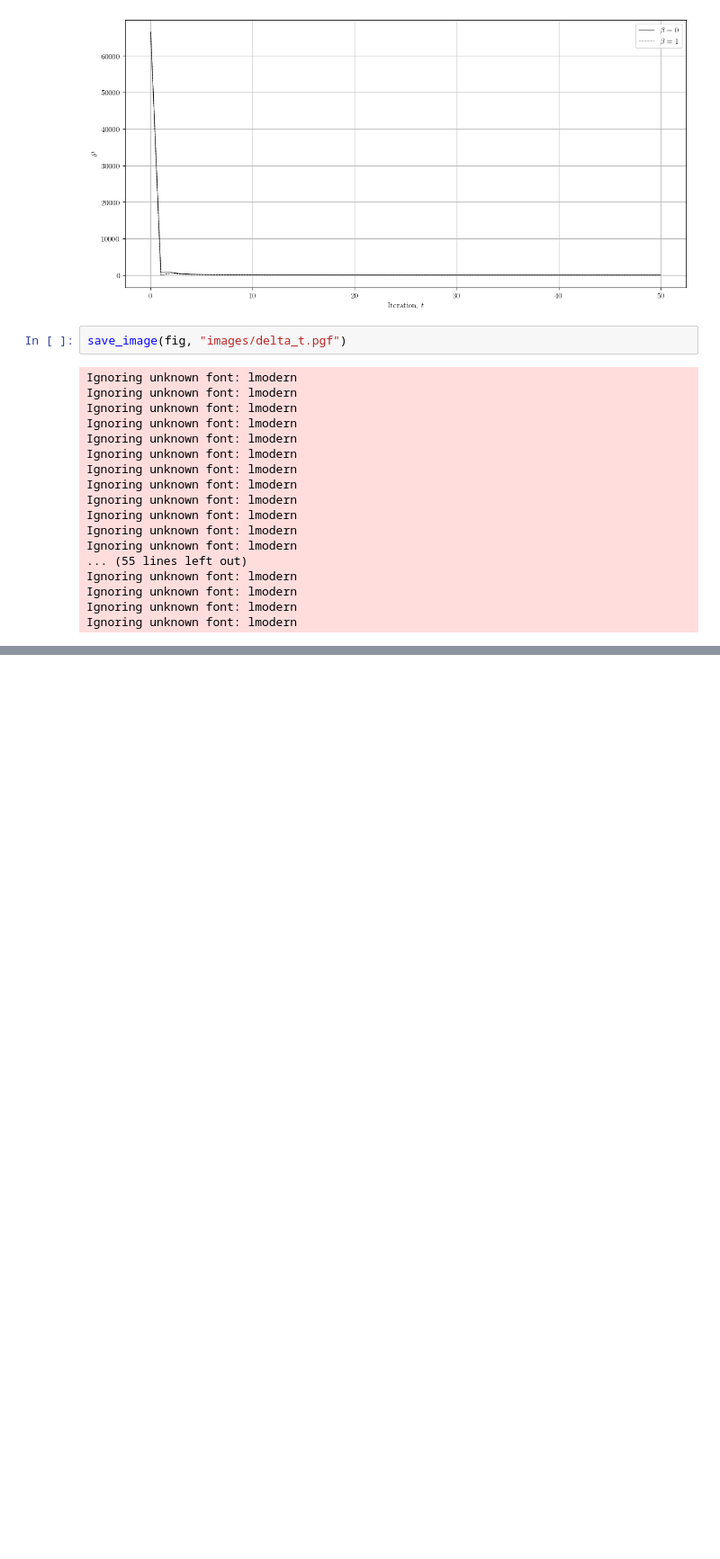
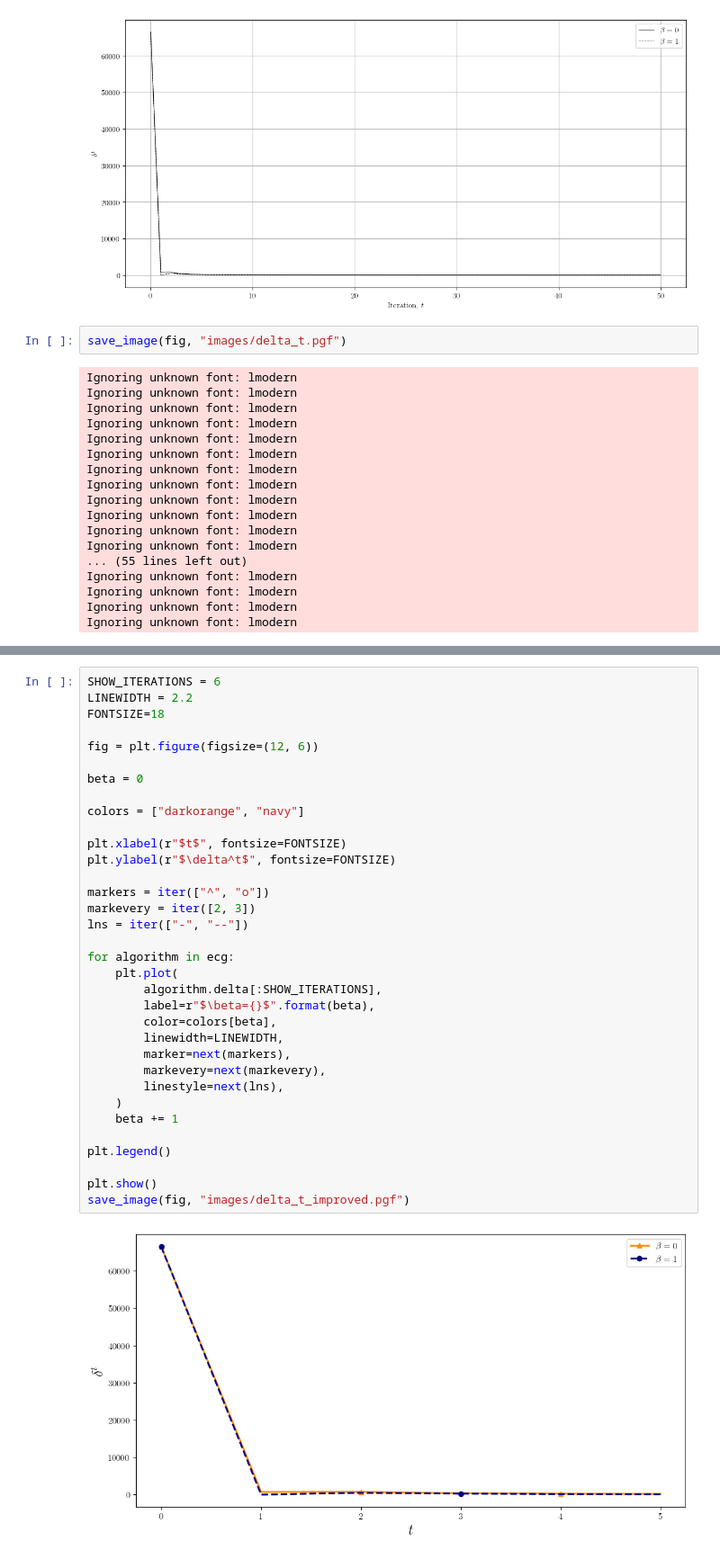
Before and after one commit to geaden/aecg, a Jupyter notebook: aecg.ipynb, the cells around one changed output, grey strips where cells are left out. Shown at 90% size. Saved outputs shown, nothing was run; the diff lists cells and outputs as text; blank space fills up the shorter version.

```diff
--- a/aecg.ipynb
+++ b/aecg.ipynb
@@ -564,0 +699,36 @@ Ignoring unknown font: lmodern
+# %%
+SHOW_ITERATIONS = 6
+LINEWIDTH = 2.2
+FONTSIZE=18
+
+fig = plt.figure(figsize=(12, 6))
+
+beta = 0
+
+colors = ["darkorange", "navy"]
+
+plt.xlabel(r"$t$", fontsize=FONTSIZE)
+plt.ylabel(r"$\delta^t$", fontsize=FONTSIZE)
+
+markers = iter(["^", "o"])
+markevery = iter([2, 3])
+lns = iter(["-", "--"])
+
+for algorithm in ecg:
+    plt.plot(
+        algorithm.delta[:SHOW_ITERATIONS],
+        label=r"$\beta={}$".format(beta),
+        color=colors[beta],
+        linewidth=LINEWIDTH,
+        marker=next(markers),
+        markevery=next(markevery),
+        linestyle=next(lns),
+    )
+    beta += 1
+
+plt.legend()
+
+plt.show()
+save_image(fig, "images/delta_t_improved.pgf")
+# %% [output]
+[figure, added]
```
Also changed, not shown: parts of 9 cells of this notebook, 1 other file.
